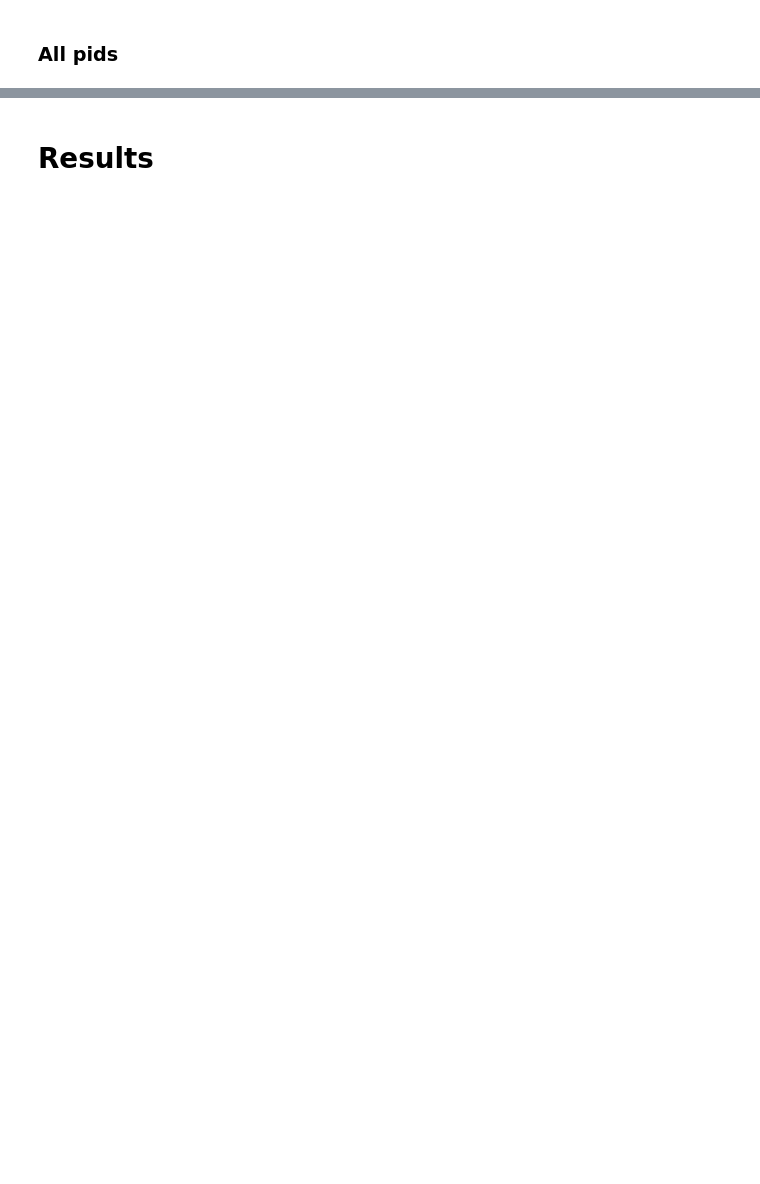
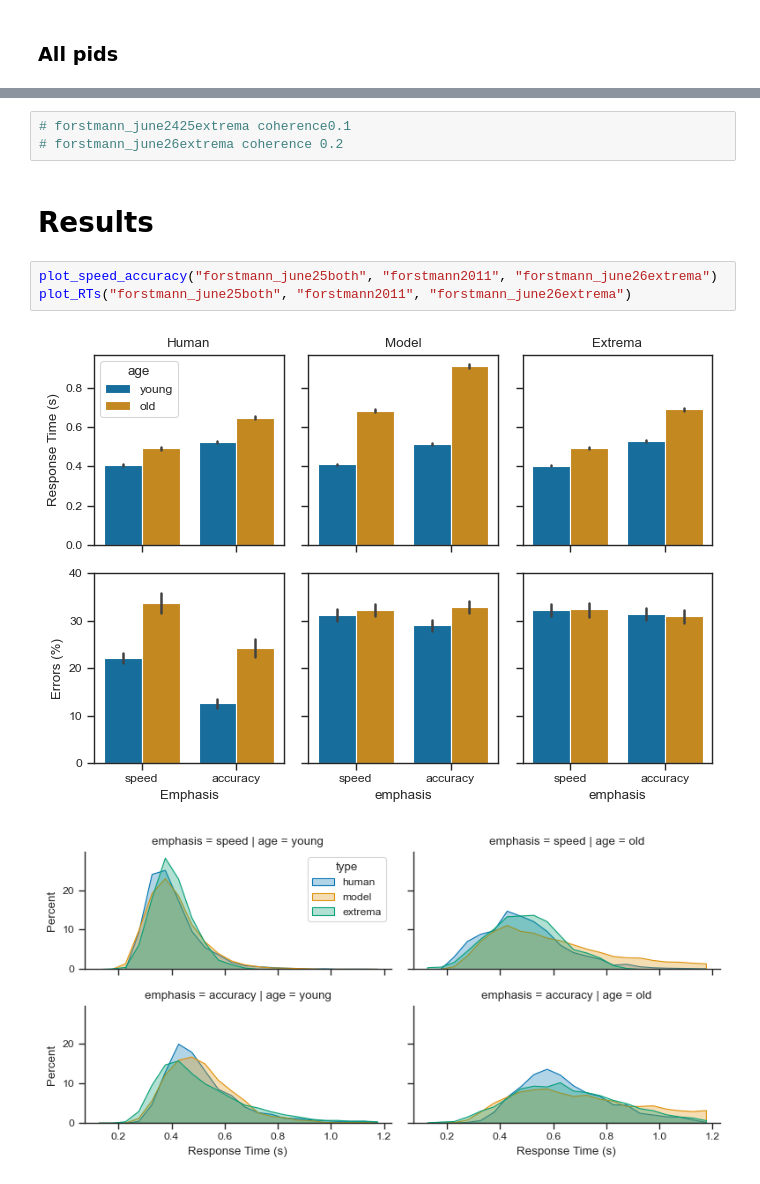
Before and after one commit to psipeter/speed-accuracy-tradeoff, a Jupyter notebook: forstmann_compare.ipynb, the cells around one changed output, grey strips where cells are left out. Saved outputs shown, nothing was run; the diff lists cells and outputs as text; blank space fills up the shorter version.

```diff
--- a/forstmann_compare.ipynb
+++ b/forstmann_compare.ipynb
@@ -503,3 +610,12 @@ simulate_extrema(
+# %%
+# forstmann_june2425extrema coherence0.1
+# forstmann_june26extrema coherence 0.2
 # %% [markdown]
 # Results
+# %%
+plot_speed_accuracy("forstmann_june25both", "forstmann2011", "forstmann_june26extrema")
+plot_RTs("forstmann_june25both", "forstmann2011", "forstmann_june26extrema")
+# %% [output]
+[figure, added]
+[figure, added]
 # %%
```
Also changed, not shown: parts of 31 cells of this notebook, 1 other file.
